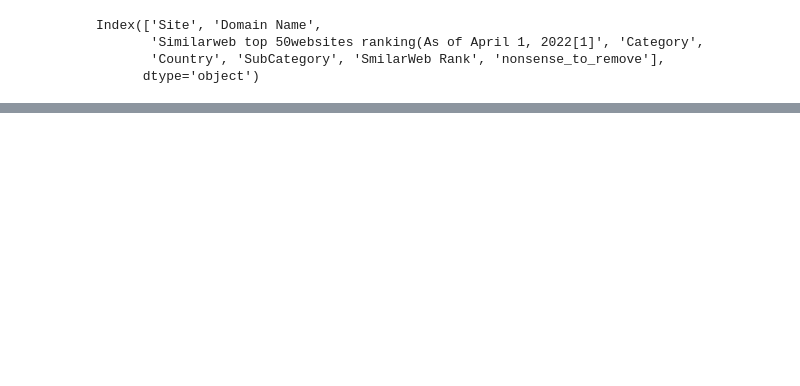
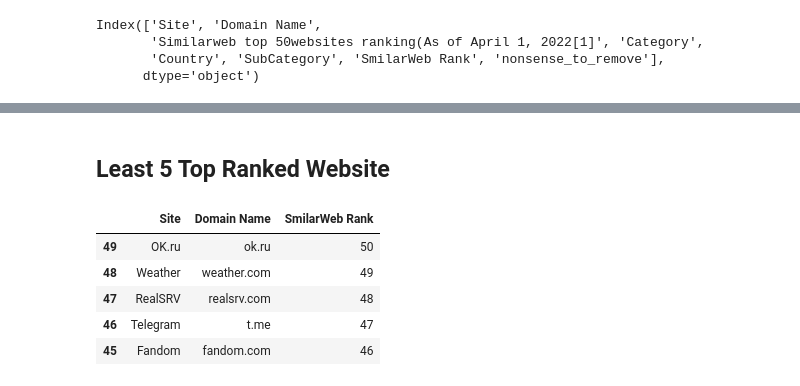
Before and after one commit to ayosamobitade/Web-Scraping-Projects, a Jupyter notebook: List Of Most Popular Websites (EDA).ipynb, the cells around one changed output, grey strips where cells are left out. Cells and saved outputs as stored; diff of their text form; code cells hidden in the pictures; blank space fills up the shorter version.

```diff
--- a/List Of Most Popular Websites (EDA).ipynb
+++ b/List Of Most Popular Websites (EDA).ipynb
@@ -248,0 +230,12 @@ Index(['Site', 'Domain Name', 'Category', 'SubCategory', 'Country',
+# %% [markdown]
+## Least 5 Top Ranked Website
+# %%
+top_sites = df.tail(5)
+top_sites[['Site','Domain Name', "SmilarWeb Rank" ]].sort_values(by = 'SmilarWeb Rank', ascending = False)
+# %% [output]
+|  | Site | Domain Name | SmilarWeb Rank |
+| 49 | OK.ru | ok.ru | 50 |
+| 48 | Weather | weather.com | 49 |
+| 47 | RealSRV | realsrv.com | 48 |
+| 46 | Telegram | t.me | 47 |
+| 45 | Fandom | fandom.com | 46 |
```
Also changed, not shown: parts of 17 cells of this notebook, 1 other file.
